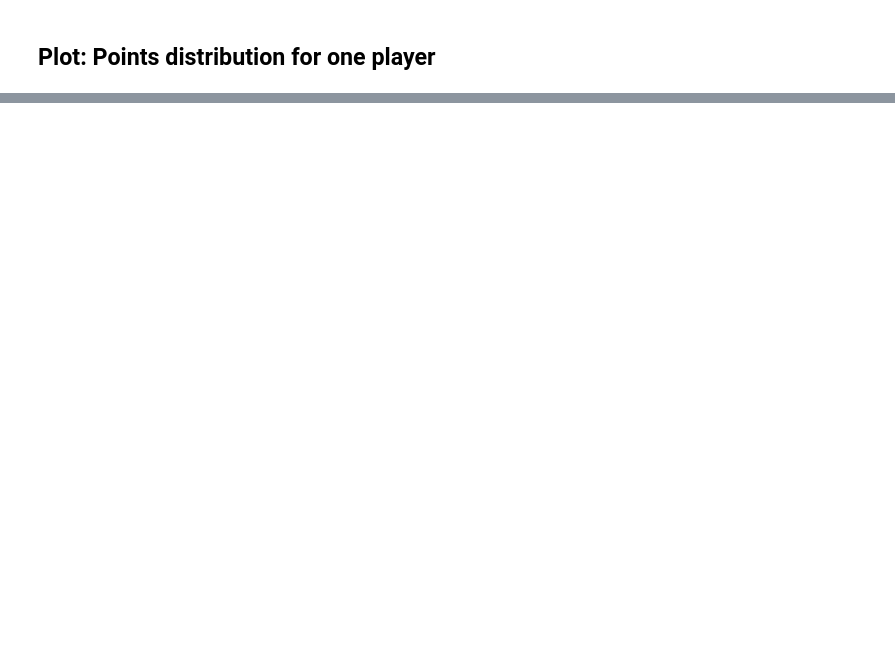
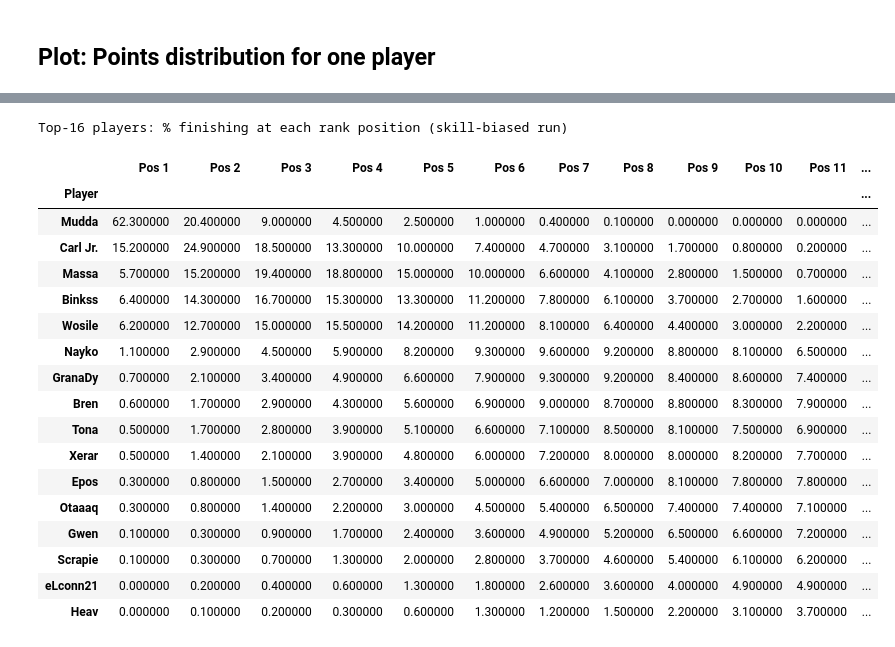
Before and after one commit to lemming52/tmonacodel, a Jupyter notebook: notebooks/explore.ipynb, the cells around one changed output, grey strips where cells are left out. Cells and saved outputs as stored; diff of their text form; code cells hidden in the pictures; blank space fills up the shorter version.

```diff
--- a/notebooks/explore.ipynb
+++ b/notebooks/explore.ipynb
@@ -120,0 +340,57 @@ plt.show()
+# %%
+n_sims = skilled_config.n_simulations
+ranks_arr = skilled_results.all_tournament_ranks   # (n_sims, n_players)
+points_arr = skilled_results.all_tournament_points  # (n_sims, n_players)
+
+# Identify top-16 players by mean points, then sort by mean rank within that group
+mean_pts = points_arr.mean(axis=0)
+mean_rnk = ranks_arr.mean(axis=0)
+top16_ids = np.argsort(-mean_pts)[:16]
+top16_ids = top16_ids[np.argsort(mean_rnk[top16_ids])]  # sort by mean rank
+
+rows = []
+for pid in top16_ids:
+    player_ranks = ranks_arr[:, pid]
+    player_pts   = points_arr[:, pid]
+    row = {"Player": skilled_results.players[pid].name}
+    for pos in range(1, 17):
+        row[f"Pos {pos}"] = round((player_ranks == pos).mean() * 100, 1)
+    row["avg_rank"]   = round(float(mean_rnk[pid]), 2)
+    row["avg_points"] = round(float(mean_pts[pid]), 0)
+    rows.append(row)
+
+breakdown = pd.DataFrame(rows).set_index("Player")
+
+# Style: highlight each row's column maximum (most likely finish position)
+pos_cols = [f"Pos {k}" for k in range(1, 17)]
+
+def highlight_max(row):
+    max_val = row[pos_cols].max()
+    return ["background-color: #ffe0a0" if (col in pos_cols and val == max_val) else ""
+            for col, val in zip(row.index, row)]
+
+breakdown.style\
+    .format({col: "{:.1f}%" for col in pos_cols})\
+    .format({"avg_rank": "{:.2f}", "avg_points": "{:.0f}"})\
+    .apply(highlight_max, axis=1)\
+    .set_caption("Top-16 players: % finishing at each rank position (skill-biased run)")
+# %% [output]
+Top-16 players: % finishing at each rank position (skill-biased run)
+|  | Pos 1 | Pos 2 | Pos 3 | Pos 4 | Pos 5 | Pos 6 | Pos 7 | Pos 8 | Pos 9 | Pos 10 | Pos 11 | ... |
+| Player |  |  |  |  |  |  |  |  |  |  |  | ... |
+| Mudda | 62.300000 | 20.400000 | 9.000000 | 4.500000 | 2.500000 | 1.000000 | 0.400000 | 0.100000 | 0.000000 | 0.000000 | 0.000000 | ... |
+| Carl Jr. | 15.200000 | 24.900000 | 18.500000 | 13.300000 | 10.000000 | 7.400000 | 4.700000 | 3.100000 | 1.700000 | 0.800000 | 0.200000 | ... |
+| Massa | 5.700000 | 15.200000 | 19.400000 | 18.800000 | 15.000000 | 10.000000 | 6.600000 | 4.100000 | 2.800000 | 1.500000 | 0.700000 | ... |
+| Binkss | 6.400000 | 14.300000 | 16.700000 | 15.300000 | 13.300000 | 11.200000 | 7.800000 | 6.100000 | 3.700000 | 2.700000 | 1.600000 | ... |
+| Wosile | 6.200000 | 12.700000 | 15.000000 | 15.500000 | 14.200000 | 11.200000 | 8.100000 | 6.400000 | 4.400000 | 3.000000 | 2.200000 | ... |
+| Nayko | 1.100000 | 2.900000 | 4.500000 | 5.900000 | 8.200000 | 9.300000 | 9.600000 | 9.200000 | 8.800000 | 8.100000 | 6.500000 | ... |
+| GranaDy | 0.700000 | 2.100000 | 3.400000 | 4.900000 | 6.600000 | 7.900000 | 9.300000 | 9.200000 | 8.400000 | 8.600000 | 7.400000 | ... |
+| Bren | 0.600000 | 1.700000 | 2.900000 | 4.300000 | 5.600000 | 6.900000 | 9.000000 | 8.700000 | 8.800000 | 8.300000 | 7.900000 | ... |
+| Tona | 0.500000 | 1.700000 | 2.800000 | 3.900000 | 5.100000 | 6.600000 | 7.100000 | 8.500000 | 8.100000 | 7.500000 | 6.900000 | ... |
+| Xerar | 0.500000 | 1.400000 | 2.100000 | 3.900000 | 4.800000 | 6.000000 | 7.200000 | 8.000000 | 8.000000 | 8.200000 | 7.700000 | ... |
+| Epos | 0.300000 | 0.800000 | 1.500000 | 2.700000 | 3.400000 | 5.000000 | 6.600000 | 7.000000 | 8.100000 | 7.800000 | 7.800000 | ... |
+| Otaaaq | 0.300000 | 0.800000 | 1.400000 | 2.200000 | 3.000000 | 4.500000 | 5.400000 | 6.500000 | 7.400000 | 7.400000 | 7.100000 | ... |
+| Gwen | 0.100000 | 0.300000 | 0.900000 | 1.700000 | 2.400000 | 3.600000 | 4.900000 | 5.200000 | 6.500000 | 6.600000 | 7.200000 | ... |
+| Scrapie | 0.100000 | 0.300000 | 0.700000 | 1.300000 | 2.000000 | 2.800000 | 3.700000 | 4.600000 | 5.400000 | 6.100000 | 6.200000 | ... |
+| eLconn21 | 0.000000 | 0.200000 | 0.400000 | 0.600000 | 1.300000 | 1.800000 | 2.600000 | 3.600000 | 4.000000 | 4.900000 | 4.900000 | ... |
+| Heav | 0.000000 | 0.100000 | 0.200000 | 0.300000 | 0.600000 | 1.300000 | 1.200000 | 1.500000 | 2.200000 | 3.100000 | 3.700000 | ... |
```
Also changed, not shown: parts of 21 cells of this notebook, 12 other files.
